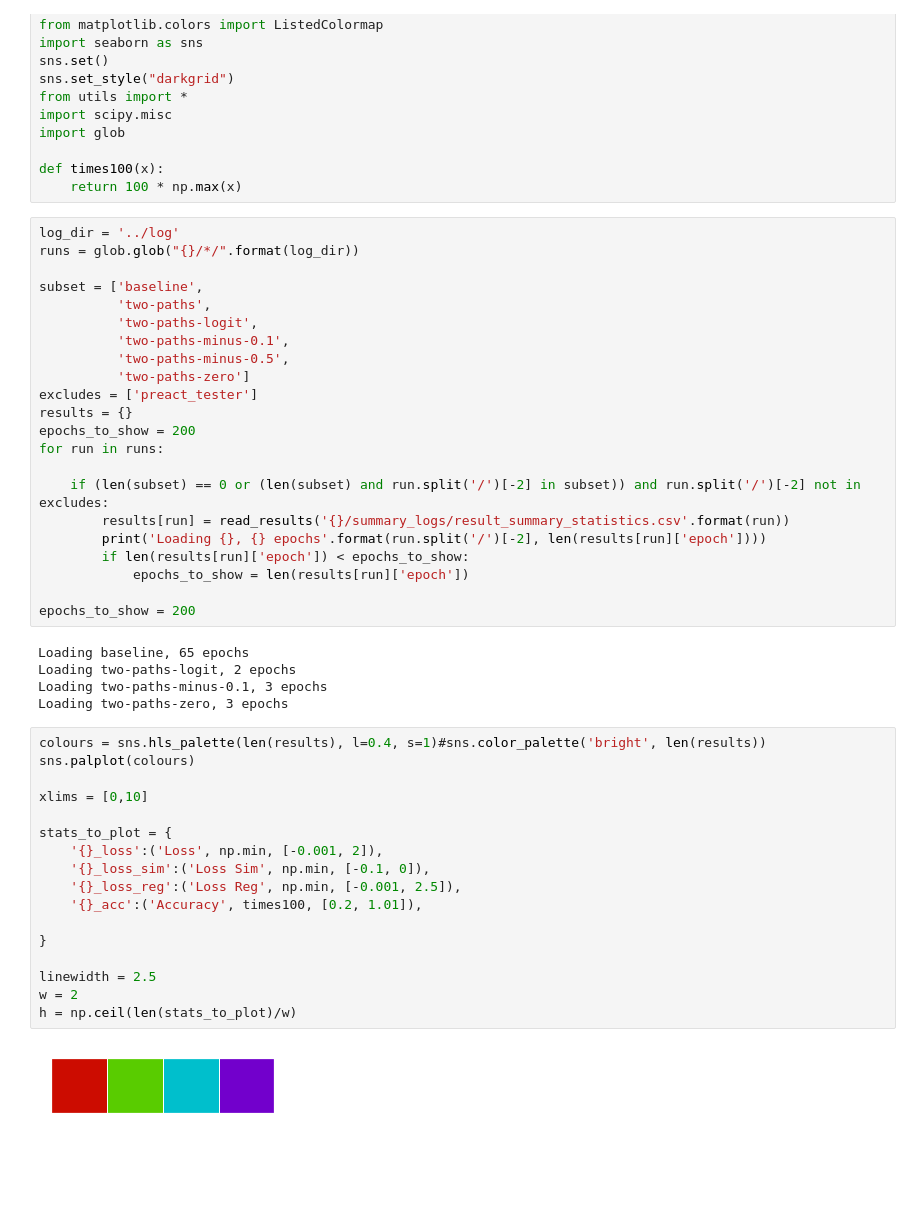
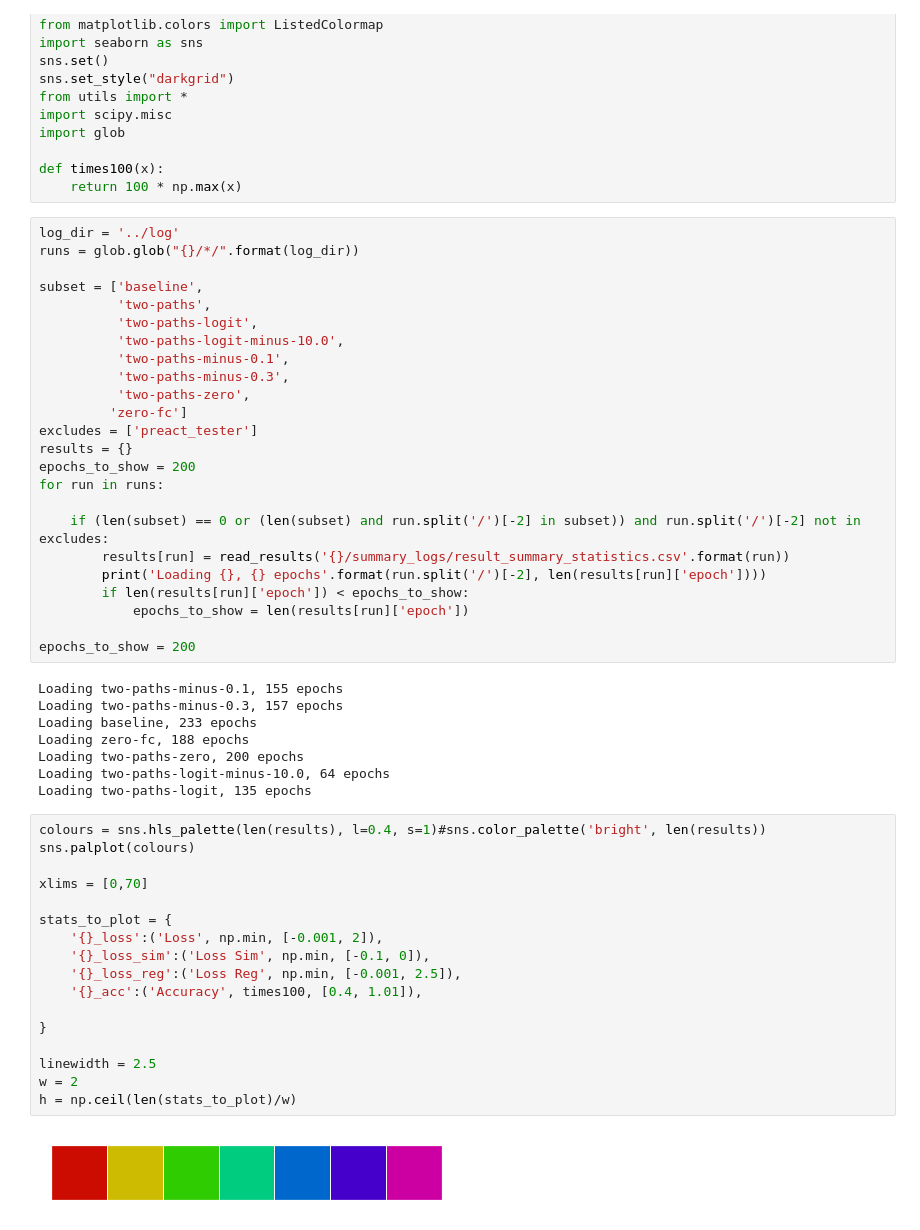
Before and after one commit to learning-luke/learning-augmentations, a Jupyter notebook: notebooks/plot_all_logs.ipynb, the cells around one changed output. Cells and saved outputs as stored; diff of their text form; blank space fills up the shorter version.

```diff
--- a/notebooks/plot_all_logs.ipynb
+++ b/notebooks/plot_all_logs.ipynb
@@ -20,9 +20,11 @@ runs = glob.glob("{}/*/".format(log_dir))
 subset = ['baseline',
           'two-paths',
           'two-paths-logit',
+          'two-paths-logit-minus-10.0',
           'two-paths-minus-0.1',
-          'two-paths-minus-0.5',
-          'two-paths-zero']
+          'two-paths-minus-0.3',
+          'two-paths-zero',
+         'zero-fc']
 excludes = ['preact_tester']
 results = {}
 epochs_to_show = 200
@@ -36,29 +38,32 @@ for run in runs:
 
 epochs_to_show = 200
 # %% [output]
-Loading baseline, 65 epochs
-Loading two-paths-logit, 2 epochs
-Loading two-paths-minus-0.1, 3 epochs
-Loading two-paths-zero, 3 epochs
+Loading two-paths-minus-0.1, 155 epochs
+Loading two-paths-minus-0.3, 157 epochs
+Loading baseline, 233 epochs
+Loading zero-fc, 188 epochs
+Loading two-paths-zero, 200 epochs
+Loading two-paths-logit-minus-10.0, 64 epochs
+Loading two-paths-logit, 135 epochs
 # %%
 colours = sns.hls_palette(len(results), l=0.4, s=1)#sns.color_palette('bright', len(results))
 sns.palplot(colours)
 
-xlims = [0,10]
+xlims = [0,70]
 
 stats_to_plot = {
     '{}_loss':('Loss', np.min, [-0.001, 2]),
     '{}_loss_sim':('Loss Sim', np.min, [-0.1, 0]),
     '{}_loss_reg':('Loss Reg', np.min, [-0.001, 2.5]),
-    '{}_acc':('Accuracy', times100, [0.2, 1.01]),
+    '{}_acc':('Accuracy', times100, [0.4, 1.01]),
 
 }
 
 linewidth = 2.5
 w = 2
 h = np.ceil(len(stats_to_plot)/w)
 # %% [output]
-[figure, old version]
+[figure, new version]
 # %%
 fig = plt.figure(figsize=(18, 9 * h))
 ploti = 1
```
Also changed, not shown: parts of 1 cell of this notebook, 5 other files.
